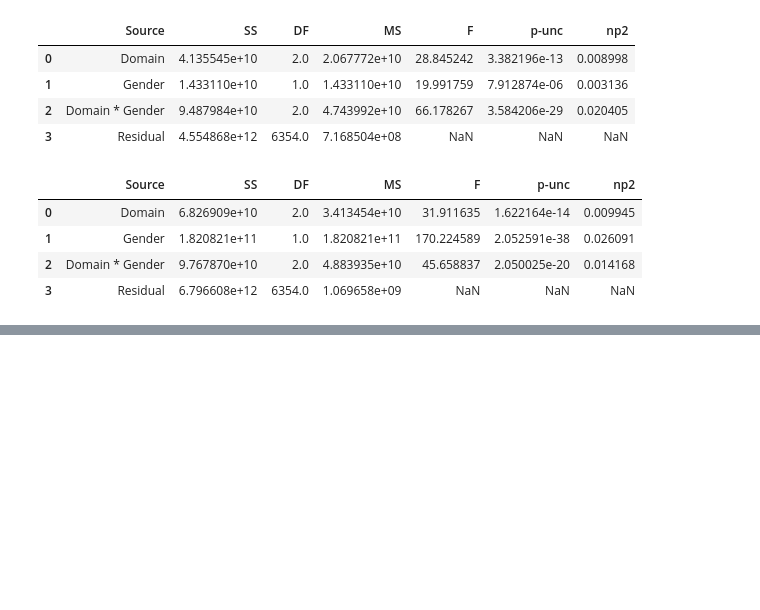
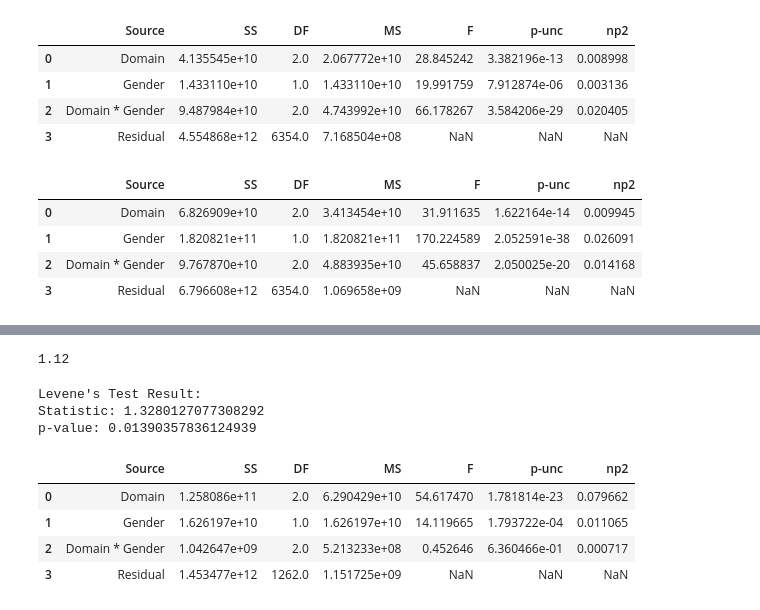
Before and after one commit to Durixas/Nested-and-Crossed-ANOVA-on-Employee-Salaries, a Jupyter notebook: pro80.ipynb, the cells around one changed output, grey strips where cells are left out. Saved outputs shown, nothing was run; the diff lists cells and outputs as text; code cells hidden in the pictures; blank space fills up the shorter version.

```diff
--- a/pro80.ipynb
+++ b/pro80.ipynb
@@ -338,0 +432,32 @@ pg.anova(dv='Total_Salary', between=['Domain', 'Gender'], data=data3, detailed=T
+# %%
+X = sm.add_constant(bar)
+model = sm.OLS(s2, X).fit()
+slope = model.params['Total_Salary']
+power = 1 - slope/2
+power.round(2)
+# %% [output]
+1.12
+# %%
+# transformation and test again
+data5 = data4.copy()
+data5.Total_Salary = (data4.Total_Salary)**power
+
+groups = []
+for (division, gender), group_data in data5.groupby(['Division', 'Gender']):
+    groups.append(group_data['Total_Salary'])
+levene_test_result = stats.levene(*groups)
+print("Levene's Test Result:")
+print("Statistic:", levene_test_result.statistic)
+print("p-value:", levene_test_result.pvalue)
+# %% [output]
+Levene's Test Result:
+Statistic: 1.3280127077308292
+p-value: 0.01390357836124939
+# %%
+pg.anova(dv='Total_Salary', between=['Domain', 'Gender'], data=data4, detailed=True)
+# %% [output]
+|  | Source | SS | DF | MS | F | p-unc | np2 |
+| 0 | Domain | 1.258086e+11 | 2.0 | 6.290429e+10 | 54.617470 | 1.781814e-23 | 0.079662 |
+| 1 | Gender | 1.626197e+10 | 1.0 | 1.626197e+10 | 14.119665 | 1.793722e-04 | 0.011065 |
+| 2 | Domain * Gender | 1.042647e+09 | 2.0 | 5.213233e+08 | 0.452646 | 6.360466e-01 | 0.000717 |
+| 3 | Residual | 1.453477e+12 | 1262.0 | 1.151725e+09 | NaN | NaN | NaN |
```
Also changed, not shown: parts of 9 cells of this notebook.
